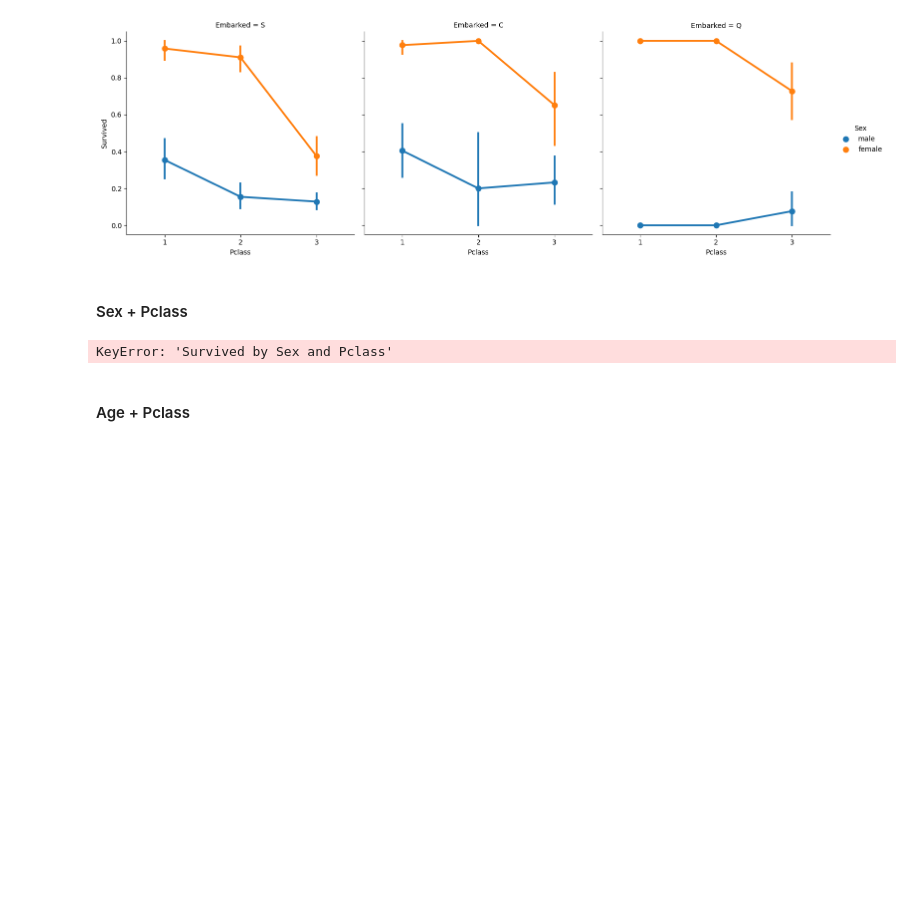
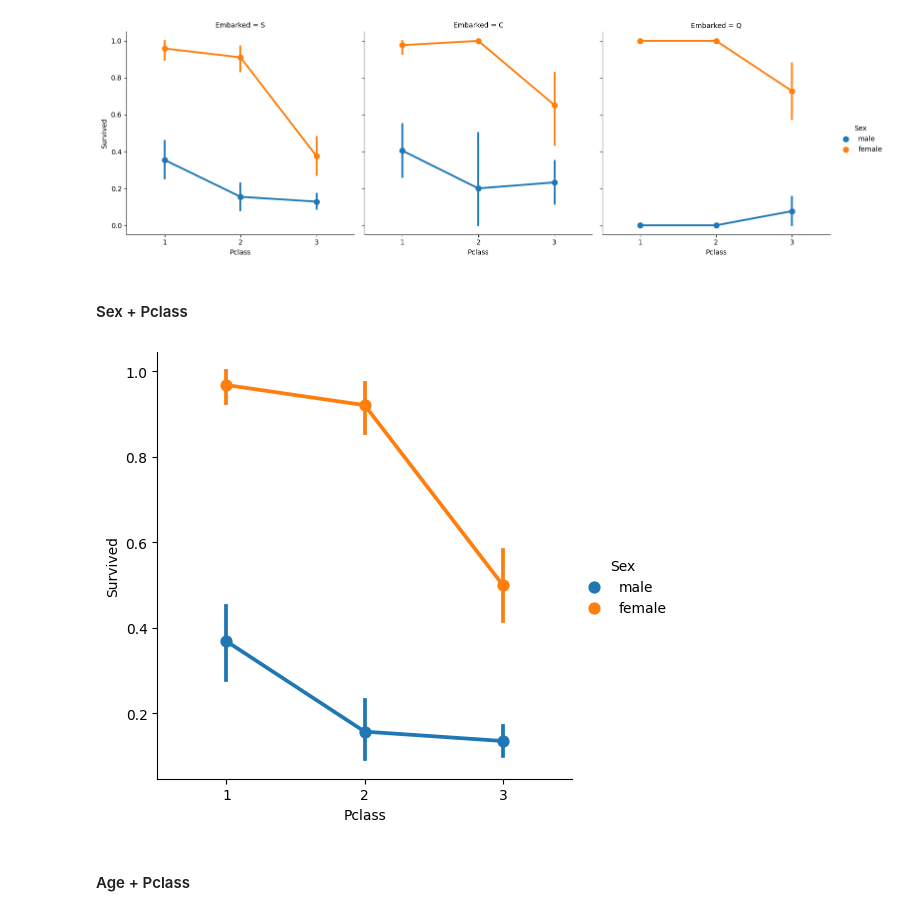
Before and after one commit to JoseGuillermoAraya/titanic-problem, a Jupyter notebook: notebooks/exploratory_data_analysis.ipynb, the cells around one changed output. Cells and saved outputs as stored; diff of their text form; code cells hidden in the pictures; blank space fills up the shorter version.

```diff
--- a/notebooks/exploratory_data_analysis.ipynb
+++ b/notebooks/exploratory_data_analysis.ipynb
@@ -8,8 +8,8 @@ from src.utils.visualization import plot_correlation_matrix, plot_count_plot, pl
 # %% [markdown]
 ## First look at the data
 # %%
-test_df = load_data('../data/raw/test.csv')
-train_df = load_data('../data/raw/train.csv')
+test_df = pd.read_csv('../data/raw/test.csv')
+train_df = pd.read_csv('../data/raw/train.csv')
 # %%
 test_df.head()
 # %% [output]
@@ -214,9 +214,9 @@ plot_cat_plot(train_df, 'Pclass', 'Survived', 'Sex', 'Embarked')
 # %% [markdown]
 #### Sex + Pclass
 # %%
-plot_cat_plot(train_df, 'Pclass', 'Survived', 'Sex', 'Survived by Sex and Pclass')
+plot_cat_plot(train_df, 'Pclass', 'Survived', 'Sex')
 # %% [output]
-KeyError: 'Survived by Sex and Pclass'
+[figure, added]
 # %% [markdown]
 #### Age + Pclass
 # %%
```
Also changed, not shown: parts of 2 cells of this notebook.
